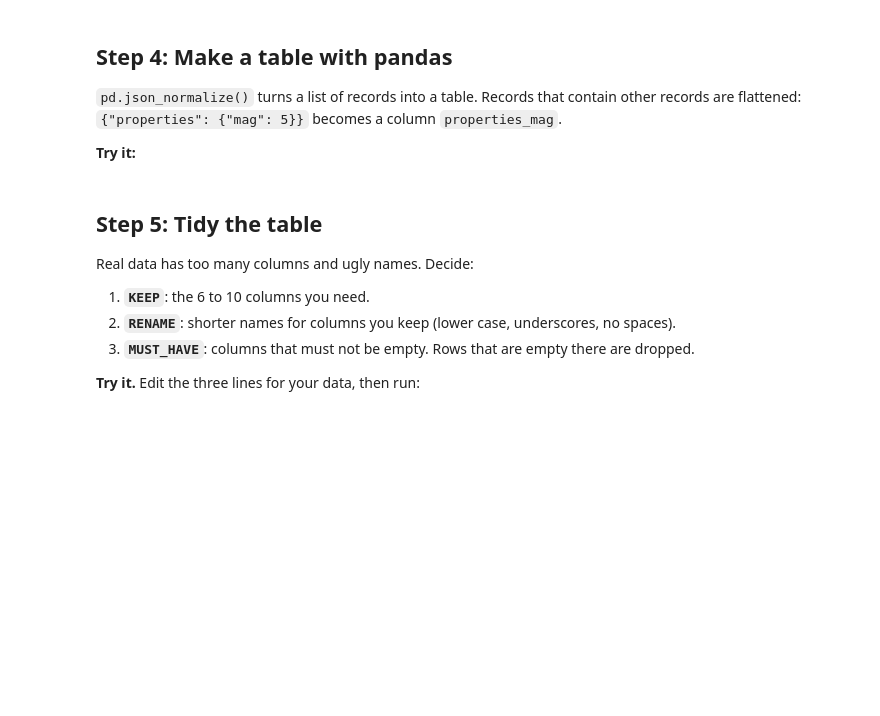
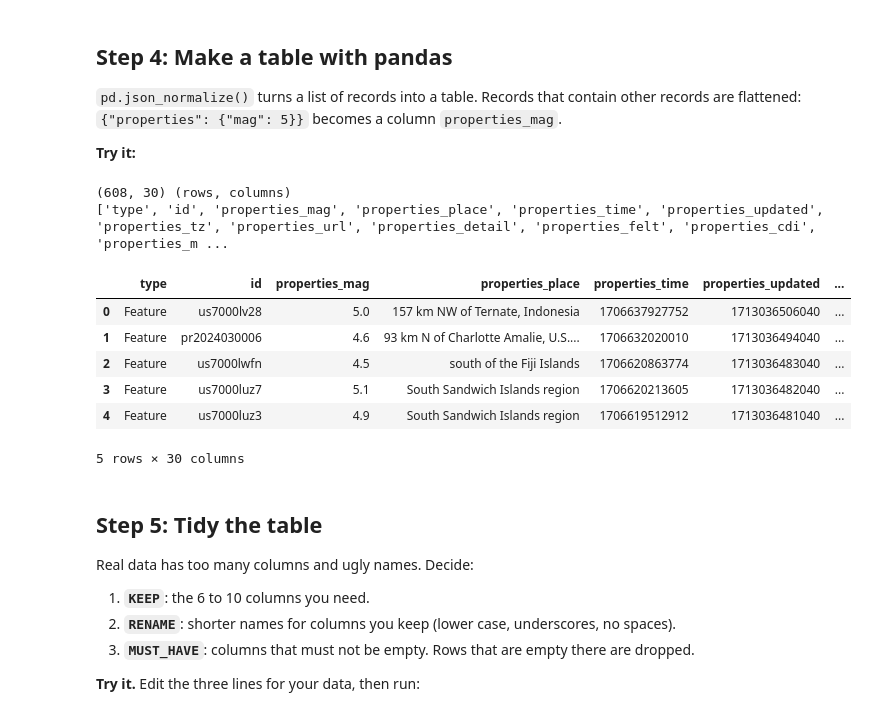
Before and after one commit to zaramuthakim/CST1510CW2, a Jupyter notebook: Week 08 - Pulling Real Data/LAB/W08_Lab.ipynb, the cells around one changed output. Drawn from its saved outputs; the diff is of its cells as text; code cells hidden in the pictures; blank space fills up the shorter version.

```diff
--- a/Week 08 - Pulling Real Data/LAB/W08_Lab.ipynb
+++ b/Week 08 - Pulling Real Data/LAB/W08_Lab.ipynb
@@ -198,0 +188,22 @@ JSONDecodeError: Expecting value: line 1 column 1 (char 0)
+# %%
+import requests
+from datetime import datetime
+
+url = "https://earthquake.usgs.gov/fdsnws/event/1/query"
+params = {
+    "format": "geojson",
+    "starttime": "2024-01-01",
+    "endtime": "2024-12-31",
+    "minmagnitude": 4.5
+}
+
+count_url = "https://earthquake.usgs.gov/fdsnws/event/1/count"
+count_params = {k: v for k, v in params.items() if k != "format"}
+count_response = requests.get(count_url, params=count_params)
+print(f"Total matching events: {count_response.text}")
+
+response = requests.get(url, params=params)
+response.raise_for_status()
+
+data = response.json()
+print("Type:", type(data))
@@ -208,13 +225,24 @@ Earthquakes come back as a dictionary, and the list is under `"features"`. COVID
 # %%
-import pandas as pd
-
-RECORDS_KEY = None          # <- CHANGE to your key from Step 3 (for example "features")
+RECORDS_KEY = "features"
 
 records = data[RECORDS_KEY] if RECORDS_KEY else data
+
+# 3. Normalize the JSON into a flat table
 table = pd.json_normalize(records, sep="_")
+
 print(table.shape, "(rows, columns)")
 print(list(table.columns))
 table.head()
+# %% [output]
+(608, 30) (rows, columns)
+['type', 'id', 'properties_mag', 'properties_place', 'properties_time', 'properties_updated', 'properties_tz', 'properties_url', 'properties_detail', 'properties_felt', 'properties_cdi', 'properties_m ...
+|  | type | id | properties_mag | properties_place | properties_time | properties_updated | ... |
+| 0 | Feature | us7000lv28 | 5.0 | 157 km NW of Ternate, Indonesia | 1706637927752 | 1713036506040 | ... |
+| 1 | Feature | pr2024030006 | 4.6 | 93 km N of Charlotte Amalie, U.S.... | 1706632020010 | 1713036494040 | ... |
+| 2 | Feature | us7000lwfn | 4.5 | south of the Fiji Islands | 1706620863774 | 1713036483040 | ... |
+| 3 | Feature | us7000luz7 | 5.1 | South Sandwich Islands region | 1706620213605 | 1713036482040 | ... |
+| 4 | Feature | us7000luz3 | 4.9 | South Sandwich Islands region | 1706619512912 | 1713036481040 | ... |
+5 rows × 30 columns
 # %% [markdown]
 ## Step 5: Tidy the table
 
```
Also changed, not shown: parts of 6 cells of this notebook, 22 other files.
